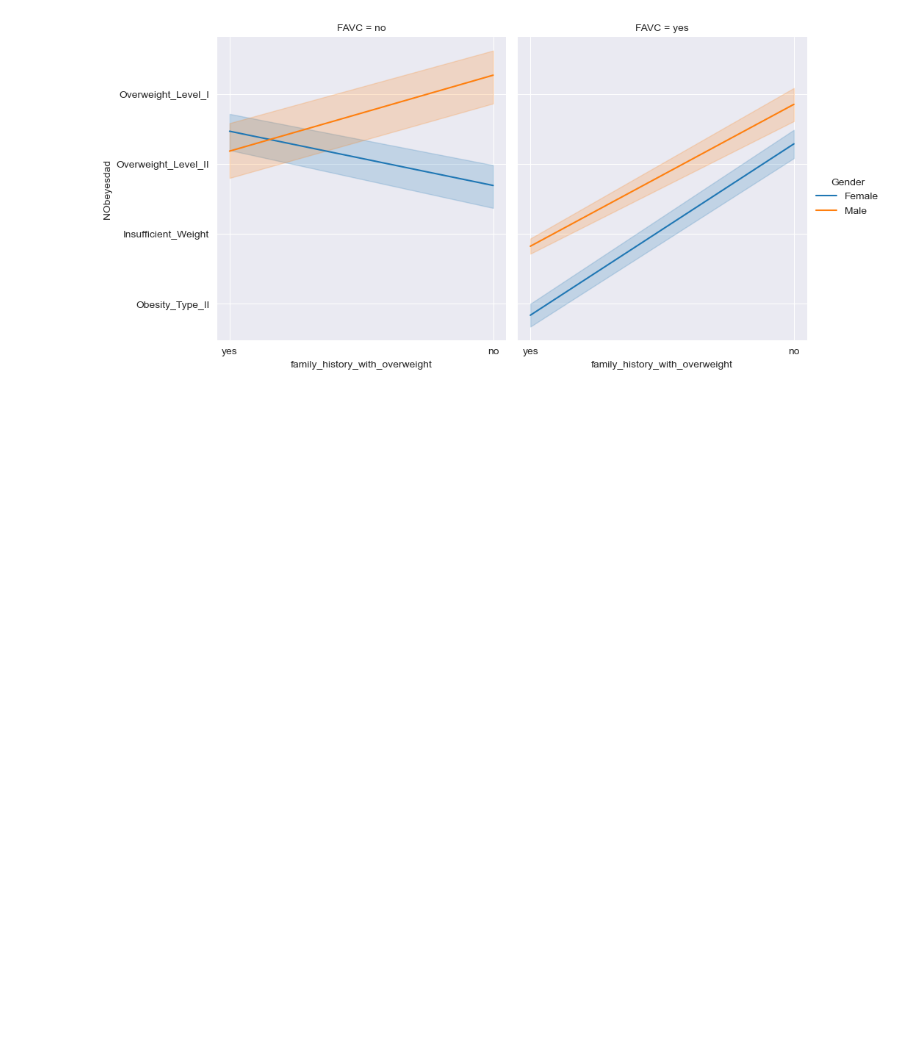
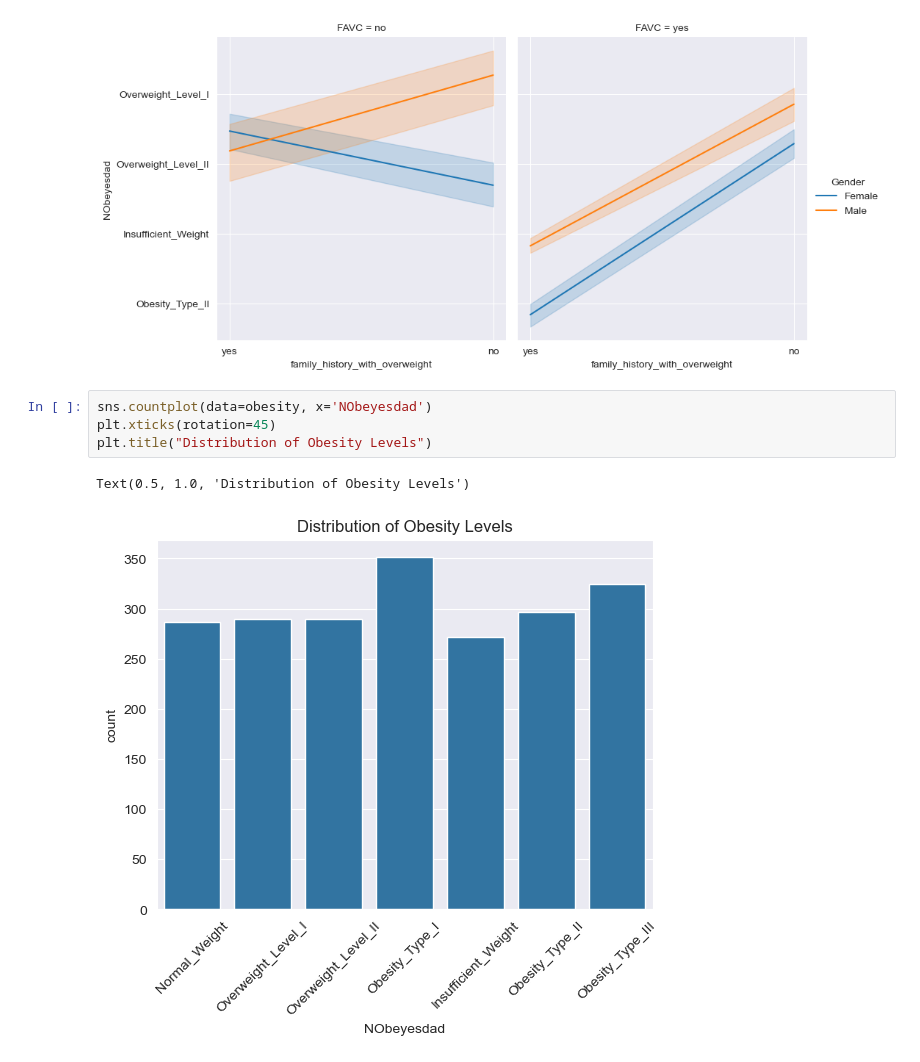
Before and after one commit to NnekaAsuzu/Obesity, a Jupyter notebook: src/RM1.ipynb, the cells around one changed output. Cells and saved outputs as stored; diff of their text form; blank space fills up the shorter version.

Commit message:
Updated the visuals

```diff
--- a/src/RM1.ipynb
+++ b/src/RM1.ipynb
@@ -78,3 +71,10 @@ daysplot = sns.relplot(
 )
 # %% [output]
 [figure]
+# %%
+sns.countplot(data=obesity, x='NObeyesdad')
+plt.xticks(rotation=45)
+plt.title("Distribution of Obesity Levels")
+# %% [output]
+Text(0.5, 1.0, 'Distribution of Obesity Levels')
+[figure, added]
```
Also changed, not shown: parts of 4 cells of this notebook.
